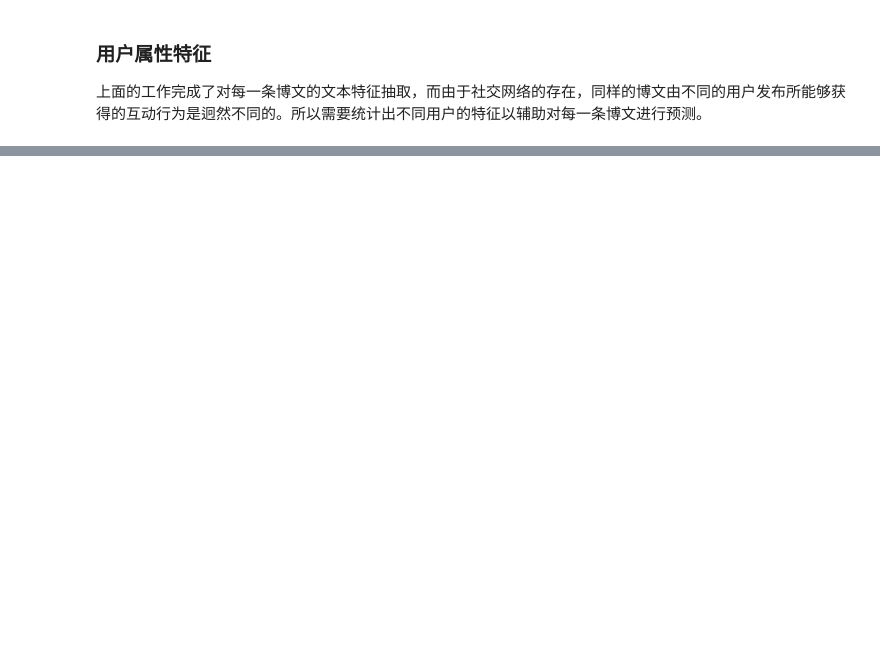
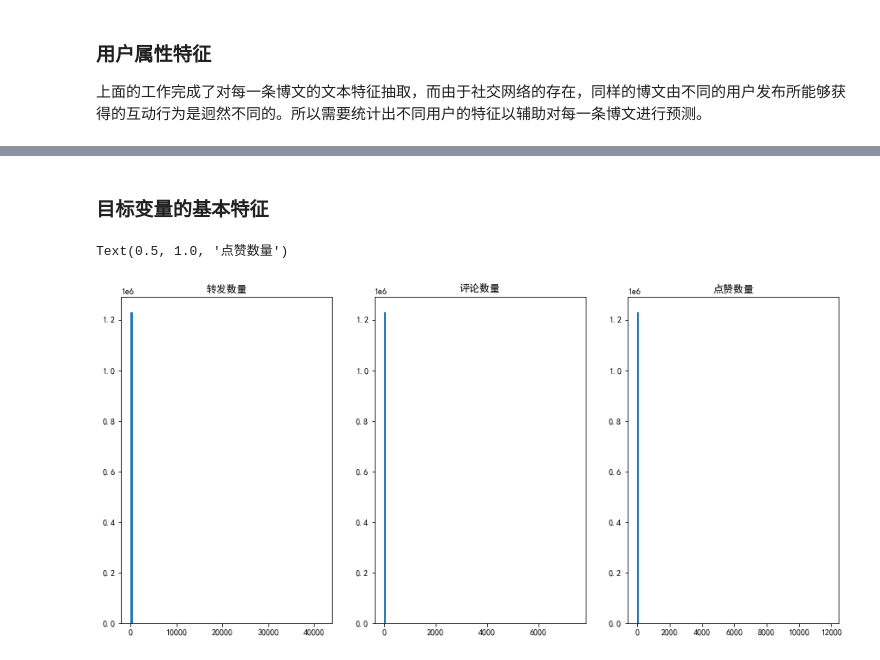
Before and after one commit to xiaojianyang820/TianChi_Learning, a Jupyter notebook: weibo_social_pred/Untitled.ipynb, the cells around one changed output, grey strips where cells are left out. Saved outputs shown, nothing was run; the diff lists cells and outputs as text; code cells hidden in the pictures; blank space fills up the shorter version.

```diff
--- a/weibo_social_pred/Untitled.ipynb
+++ b/weibo_social_pred/Untitled.ipynb
@@ -53,6 +53,9 @@ test_dataframe.head()
 | 4 | d43f7557c303b84070b13aa4eeeb21d3 | 0bdeff19392e15737775abab46dc5437 | 2015-08-04 22:30:46 | 【Lennart Poettering宣布首届Systemd会议】... |
 # %%
 # 将数据集拼接为总体数据集，统一进行特征工程处理，处理之后再分割为训练集和测试集
+train_dataframe['转发数量'] = train_dataframe['转发数量'].astype(int)
+train_dataframe['点赞数量'] = train_dataframe['点赞数量'].astype(int)
+train_dataframe['评论数量'] = train_dataframe['评论数量'].astype(int)
 total_dataframe = pd.concat([train_dataframe, test_dataframe], axis=0)
 total_dataframe.info()
 # %% [output]
@@ -336,0 +567,20 @@ for uid, uid_df in uid_feature_df:
+# %% [markdown]
+### 目标变量的基本特征
+# %%
+import matplotlib.pyplot as plt
+plt.rcParams['font.sans-serif']=['SimHei'] #解决中文显示
+plt.rcParams['axes.unicode_minus'] = False #解决符号无法显示
+
+figure = plt.figure(figsize=(15, 7))
+ax = figure.add_subplot(131)
+_ = plt.hist(train_dataframe['转发数量'].values, bins=100)
+plt.title('转发数量')
+ax = figure.add_subplot(132)
+_ = plt.hist(train_dataframe['评论数量'].values, bins=100)
+plt.title('评论数量')
+ax = figure.add_subplot(133)
+_ = plt.hist(train_dataframe['点赞数量'].values, bins=100)
+plt.title('点赞数量')
+# %% [output]
+Text(0.5, 1.0, '点赞数量')
+[figure, added]
```
Also changed, not shown: parts of 22 cells of this notebook.
